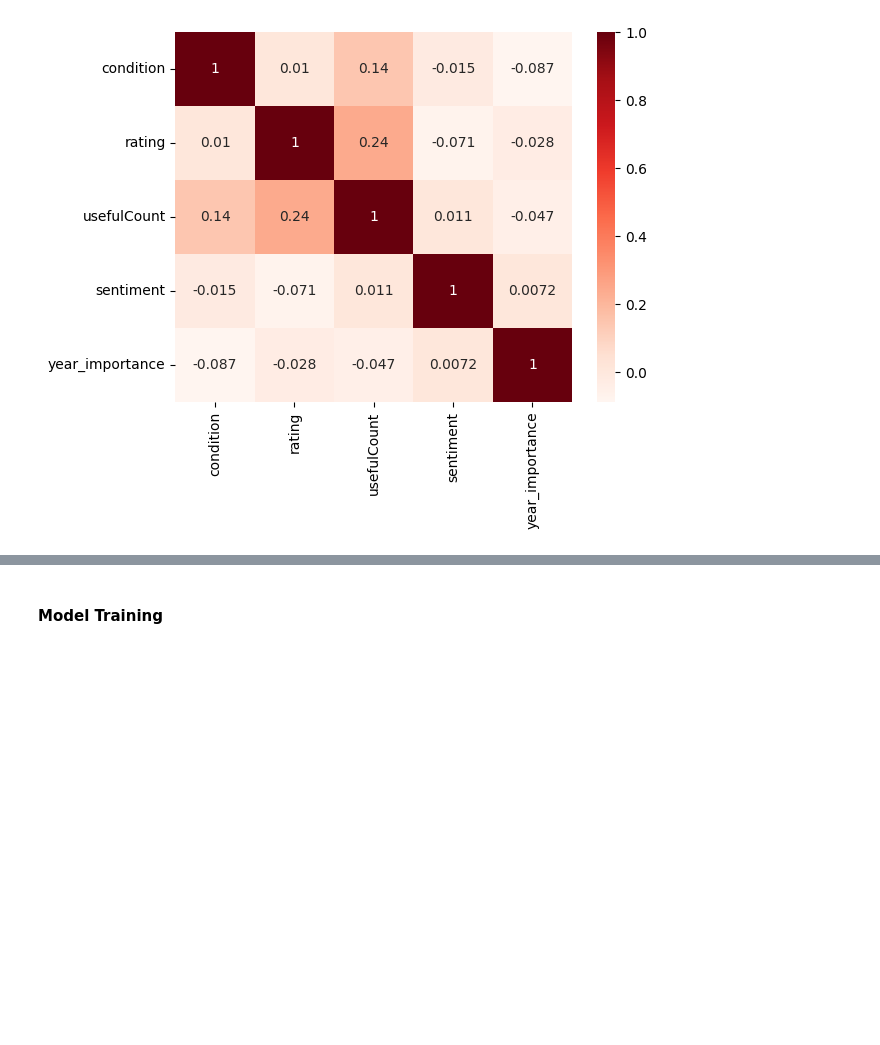
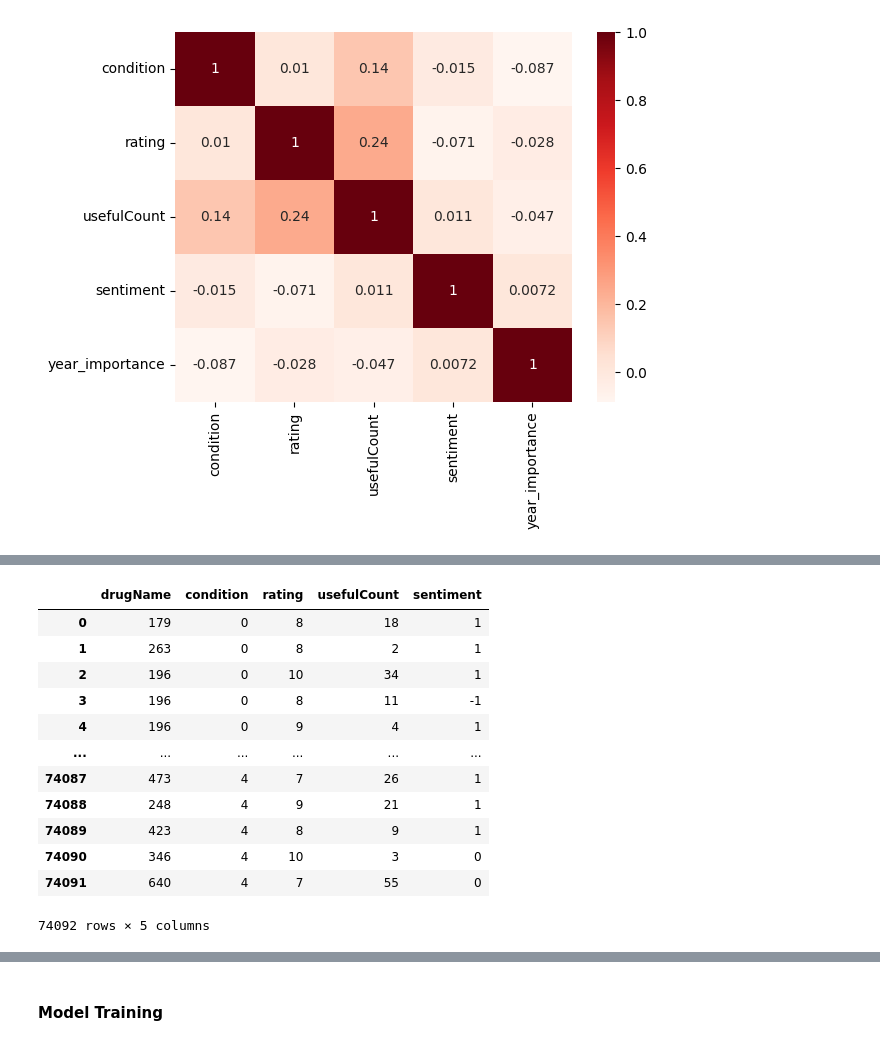
Before and after one commit to juanfranciscocis/Medicine_Recomendation, a Jupyter notebook: avance_proyecto.ipynb, the cells around one changed output, grey strips where cells are left out. Cells and saved outputs as stored; diff of their text form; code cells hidden in the pictures; blank space fills up the shorter version.

```diff
--- a/avance_proyecto.ipynb
+++ b/avance_proyecto.ipynb
@@ -688,0 +682,18 @@ y_test shape:  (14819,)
+# %%
+# Drop the columns that we don't need, sentiment and year_importance are not included
+df.drop(['year_importance'], axis=1, inplace=True)
+df
+# %% [output]
+|  | drugName | condition | rating | usefulCount | sentiment |
+| 0 | 179 | 0 | 8 | 18 | 1 |
+| 1 | 263 | 0 | 8 | 2 | 1 |
+| 2 | 196 | 0 | 10 | 34 | 1 |
+| 3 | 196 | 0 | 8 | 11 | -1 |
+| 4 | 196 | 0 | 9 | 4 | 1 |
+| ... | ... | ... | ... | ... | ... |
+| 74087 | 473 | 4 | 7 | 26 | 1 |
+| 74088 | 248 | 4 | 9 | 21 | 1 |
+| 74089 | 423 | 4 | 8 | 9 | 1 |
+| 74090 | 346 | 4 | 10 | 3 | 0 |
+| 74091 | 640 | 4 | 7 | 55 | 0 |
+74092 rows × 5 columns
```
Also changed, not shown: parts of 15 cells of this notebook.
